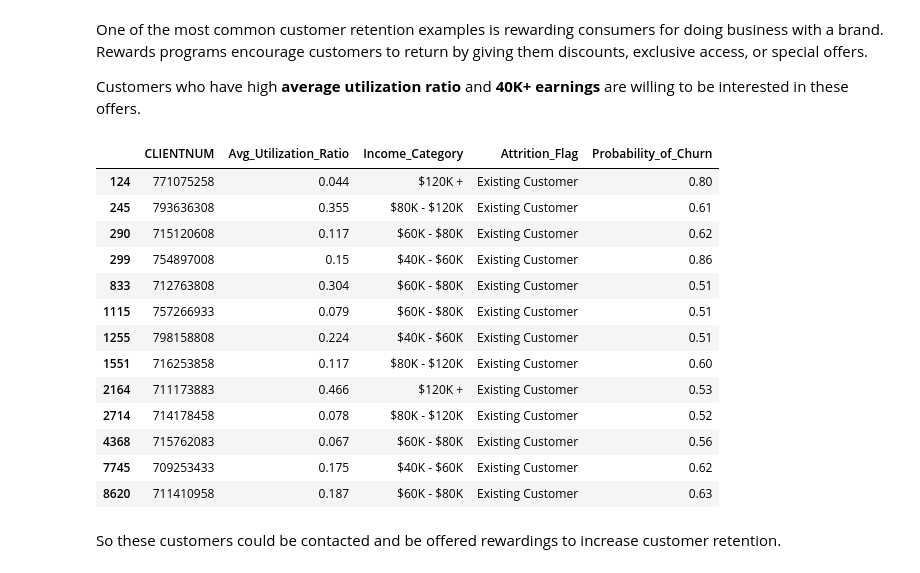
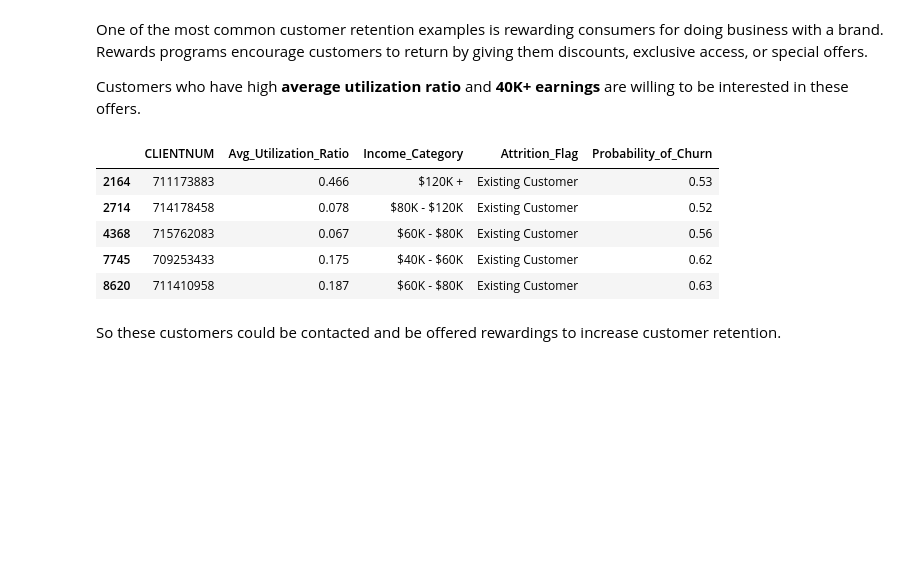
Before and after one commit to kshuravi/Credit_Card_Churn_Prediction, a Jupyter notebook: Churn_Probability_Prediction.ipynb, the cells around one changed output. Cells and saved outputs as stored; diff of their text form; code cells hidden in the pictures; blank space fills up the shorter version.

```diff
--- a/Churn_Probability_Prediction.ipynb
+++ b/Churn_Probability_Prediction.ipynb
@@ -420,18 +420,10 @@ Customers who have high **average utilization ratio** and **40K+ earnings** are
 # %%
 df5 = df4[df4.Avg_Utilization_Ratio > 0]
 df5 = df5[df5.Income_Category != 'Less than $40K']
 df6 = df5[["CLIENTNUM", "Avg_Utilization_Ratio", "Income_Category", "Attrition_Flag", "Probability_of_Churn"]]
-df6
+df6.tail()
 # %% [output]
 |  | CLIENTNUM | Avg_Utilization_Ratio | Income_Category | Attrition_Flag | Probability_of_Churn |
-| 124 | 771075258 | 0.044 | $120K + | Existing Customer | 0.80 |
-| 245 | 793636308 | 0.355 | $80K - $120K | Existing Customer | 0.61 |
-| 290 | 715120608 | 0.117 | $60K - $80K | Existing Customer | 0.62 |
-| 299 | 754897008 | 0.15 | $40K - $60K | Existing Customer | 0.86 |
-| 833 | 712763808 | 0.304 | $60K - $80K | Existing Customer | 0.51 |
-| 1115 | 757266933 | 0.079 | $60K - $80K | Existing Customer | 0.51 |
-| 1255 | 798158808 | 0.224 | $40K - $60K | Existing Customer | 0.51 |
-| 1551 | 716253858 | 0.117 | $80K - $120K | Existing Customer | 0.60 |
 | 2164 | 711173883 | 0.466 | $120K + | Existing Customer | 0.53 |
 | 2714 | 714178458 | 0.078 | $80K - $120K | Existing Customer | 0.52 |
 | 4368 | 715762083 | 0.067 | $60K - $80K | Existing Customer | 0.56 |
```
